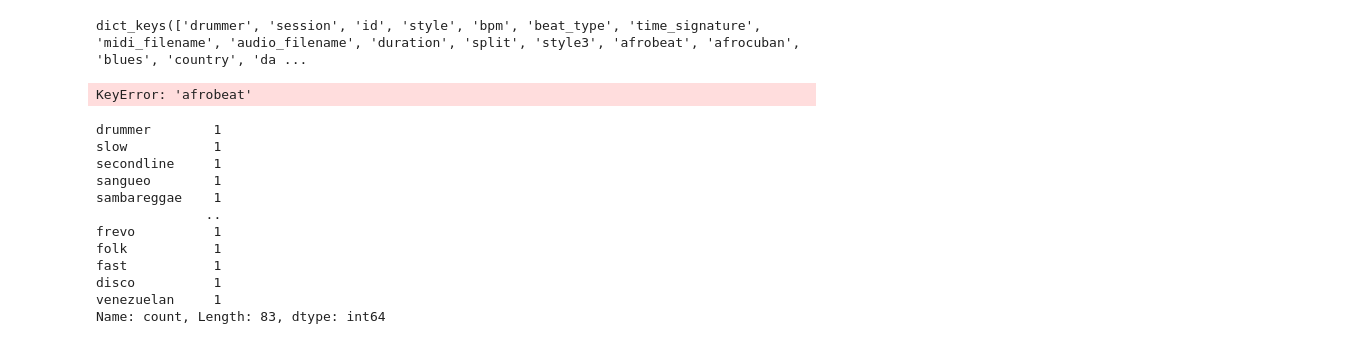
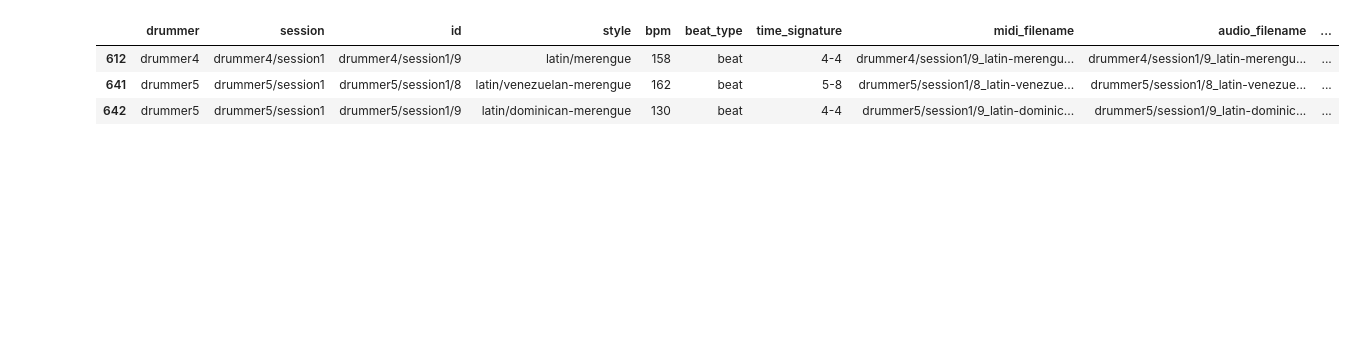
Before and after one commit to Knerten0815/GrooveLens, a Jupyter notebook: groove_exploration.ipynb, the cells around one changed output. Saved outputs shown, nothing was run; the diff lists cells and outputs as text; code cells hidden in the pictures; blank space fills up the shorter version.

Commit message:
Style labels are now properly encoded

```diff
--- a/groove_exploration.ipynb
+++ b/groove_exploration.ipynb
@@ -36,5 +34,0 @@ Name: count, Length: 76, dtype: int64
-# %%
-# split style column into style1 and style2 where needed
-data["style1"] = data["style"].apply(lambda x: x.split("/")[0] if "/" in x else x)
-data["style2"] = data["style"].apply(lambda x: x.split("/")[1] if "/" in x else None)
-data.head()
@@ -138,4 +78,0 @@ Name: count, dtype: int64
-# %%
-data["style3"] = data["style2"].apply(lambda x: x.split("-")[1] if (x is not None and "-" in x) else x)
-data["style2"] = data["style2"].apply(lambda x: x.split("-")[0] if (x is not None and "-" in x) else None)
-data.style3.value_counts()
@@ -225,36 +79,7 @@ style3_encoded = pd.get_dummies(data, columns=["style3"], prefix=[""], prefix_se
-# %%
-column_dict = dict()
-for column in style1_encoded.columns:
-    column_dict[column] = ""
-
-for column in style2_encoded.columns:
-    column_dict[column] = ""
-
-column_dict.pop("style1")
-column_dict.pop("style2")
-
-column_dict.keys()
-# %% [output]
-dict_keys(['drummer', 'session', 'id', 'style', 'bpm', 'beat_type', 'time_signature', 'midi_filename', 'audio_filename', 'duration', 'split', 'style3', 'afrobeat', 'afrocuban', 'blues', 'country', 'da ...
-# %%
-cc = ['drummer', 'session', 'id', 'style', 'bpm', 'beat_type', 'time_signature', 'midi_filename', 'audio_filename', 'duration', 'split', 'style3', 'afrobeat', 'afrocuban', 'blues', 'country', 'dance', 'funk', 'gospel', 'hiphop', 'jazz', 'latin', 'middleeastern', 'neworleans', 'pop', 'punk', 'reggae', 'rock', 'soul', 'brazilian', 'dominican', 'venezuelan']
-merged_df = pd.merge(style1_encoded, style2_encoded, on=cc, how='inner')
-data_encoded = pd.merge(style3_encoded, merged_df, on=cc, how='inner')
-data_encoded.info()
-# %% [output]
-KeyError: 'afrobeat'
-# %%
-data_encoded.columns.value_counts()
-# %% [output]
-drummer        1
-slow           1
-secondline     1
-sangueo        1
-sambareggae    1
-              ..
-frevo          1
-folk           1
-fast           1
-disco          1
-venezuelan     1
-Name: count, Length: 83, dtype: int64
+# %%
+data[data["style"].str.contains("merengue")]
+# %% [output]
+|  | drummer | session | id | style | bpm | beat_type | time_signature | midi_filename | audio_filename | ... |
+| 612 | drummer4 | drummer4/session1 | drummer4/session1/9 | latin/merengue | 158 | beat | 4-4 | drummer4/session1/9_latin-merengu... | drummer4/session1/9_latin-merengu... | ... |
+| 641 | drummer5 | drummer5/session1 | drummer5/session1/8 | latin/venezuelan-merengue | 162 | beat | 5-8 | drummer5/session1/8_latin-venezue... | drummer5/session1/8_latin-venezue... | ... |
+| 642 | drummer5 | drummer5/session1 | drummer5/session1/9 | latin/dominican-merengue | 130 | beat | 4-4 | drummer5/session1/9_latin-dominic... | drummer5/session1/9_latin-dominic... | ... |
```
Also changed, not shown: parts of 29 cells of this notebook.
